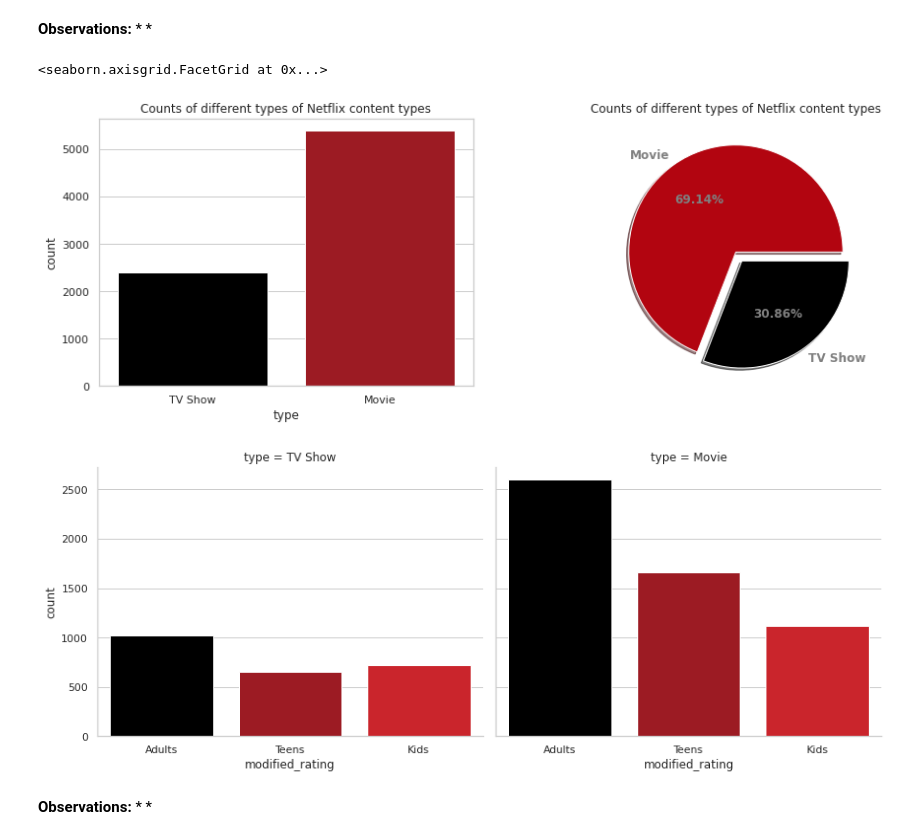
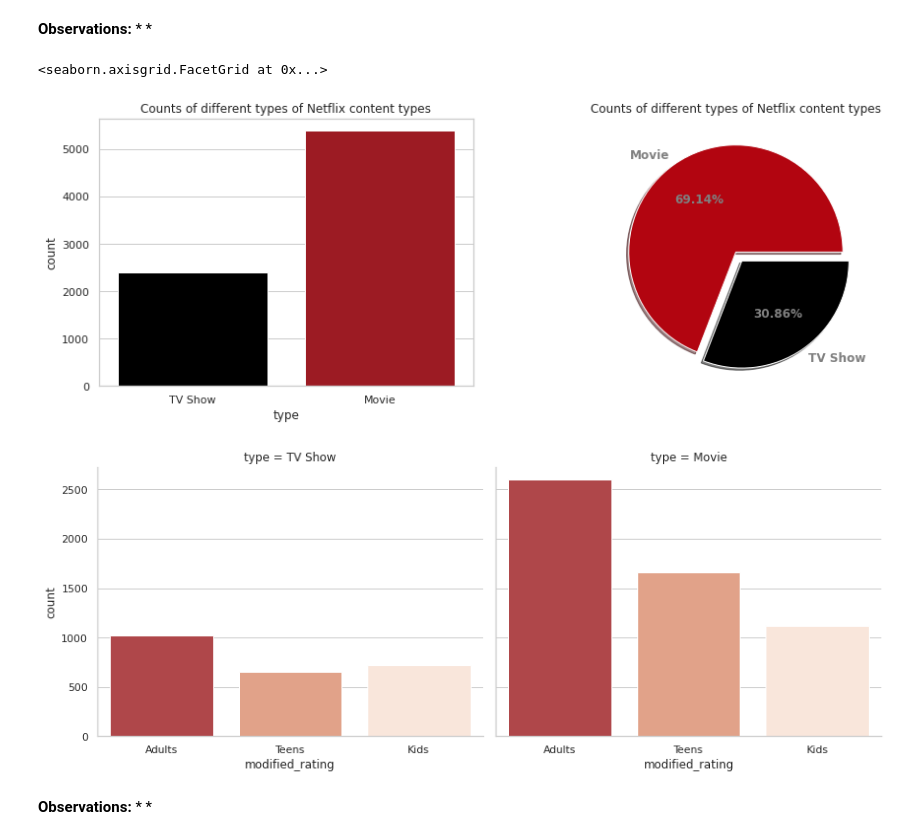
Before and after one commit to HariTarz/Netflix_Movies_And_TV_Shows_Clustering, a Jupyter notebook: Netflix_Movies_And_TV_Shows_Clustering.ipynb, the cells around one changed output. Cells and saved outputs as stored; diff of their text form; code cells hidden in the pictures.

```diff
--- a/Netflix_Movies_And_TV_Shows_Clustering.ipynb
+++ b/Netflix_Movies_And_TV_Shows_Clustering.ipynb
@@ -55,8 +55,8 @@ warnings.simplefilter('ignore')
 %matplotlib inline
 # %%
 colors= ['#000000', '#320510', '#720510', '#b20510', '#c20510', '#d50913','#e50913','#f50913', '#ff3333', '#ff5b5b', '#ff8a8a', '#ffc1c1' ,'#dbdbdb', '#f7f7f7']
-nf_c_palette= sns.color_palette(colors, as_cmap=True)
-sns.set_theme(style='whitegrid', palette= nf_c_palette)
+# nf_c_palette= sns.color_palette(colors, as_cmap=True)
+sns.set_theme(style='whitegrid', palette= sns.color_palette("RdGy"))
 # %% [markdown]
 ## Data Summary
 # %%
@@ -281,15 +281,15 @@ Text(0.5, 1.0, 'Counts of different types of Netflix content types')
 # %%
 # Plotting different types of conents available in Netflix.
 fig, ax = plt.subplots(1,2, figsize=(15,5))
 sns.countplot(nf_df.type, ax=ax[0], palette= [colors[0], colors[3]])
 ax[0].set_title('Counts of different types of Netflix content types')
-ax[1].pie(nf_df.type.value_counts(), labels = nf_df.type.value_counts().index, autopct='%1.2f%%', textprops={'color':'gray', 'fontsize':12, 'weight':'bold'}, colors=[colors[3], colors[0]], explode = [0,0.1], shadow = True)
+ax[1].pie(nf_df.type.value_counts(), labels = nf_df.type.value_counts().index, autopct='%1.2f%%', textprops={'color':'gray', 'fontsize':12, 'weight':'bold'}, colors= [colors[3], colors[0]], explode = [0,0.1], shadow = True)
 ax[1].set_title('Counts of different types of Netflix content types')
-sns.catplot(x='modified_rating',col='type', data=nf_df, kind='count', palette= [colors[0], colors[3], colors[6]], aspect= 1.25)
+sns.catplot(x='modified_rating',col='type', data=nf_df, kind='count', aspect= 1.25)
 # %% [output]
 <seaborn.axisgrid.FacetGrid at 0x...>
 [figure]
-[figure, old version]
+[figure, new version]
 # %% [markdown]
 **Observations:**
 *
```
Also changed, not shown: parts of 28 cells of this notebook.
